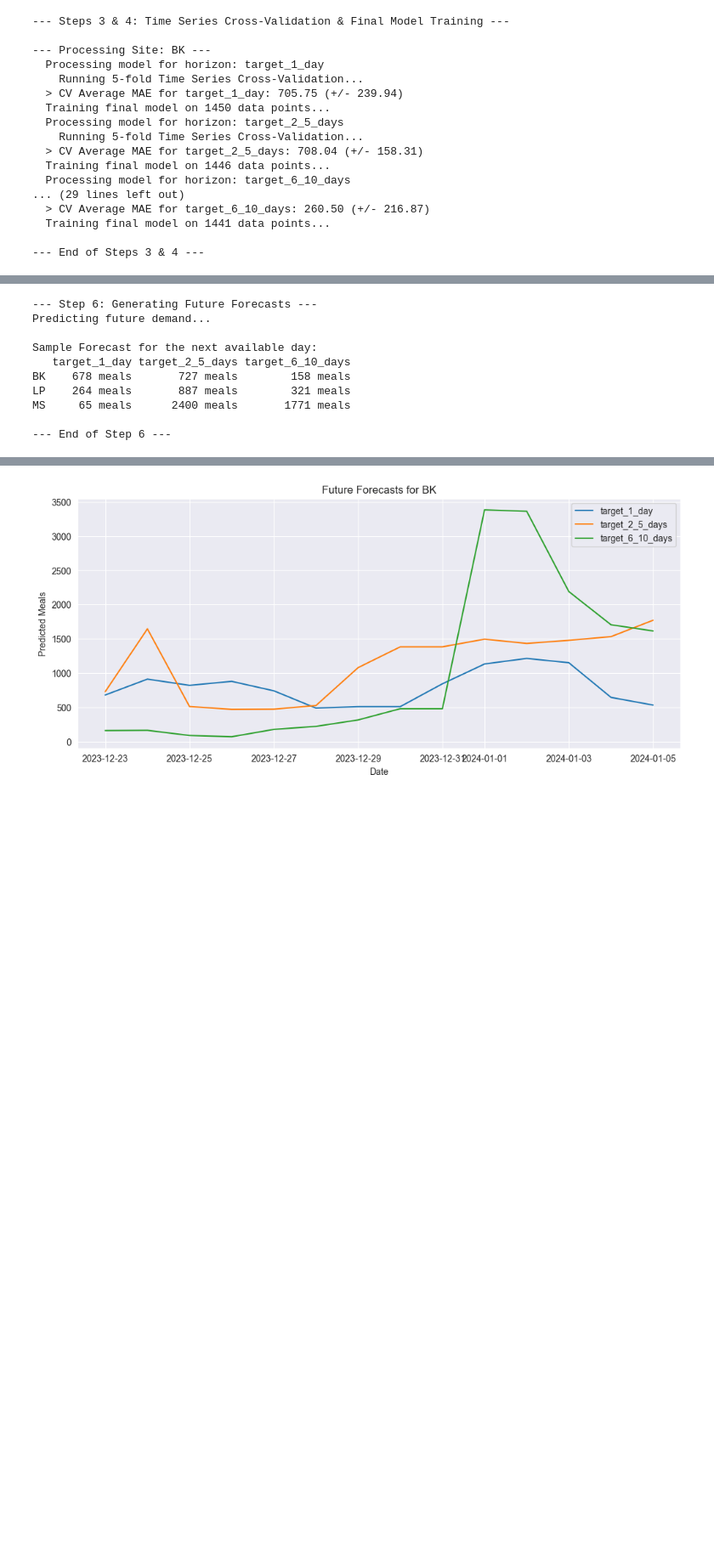
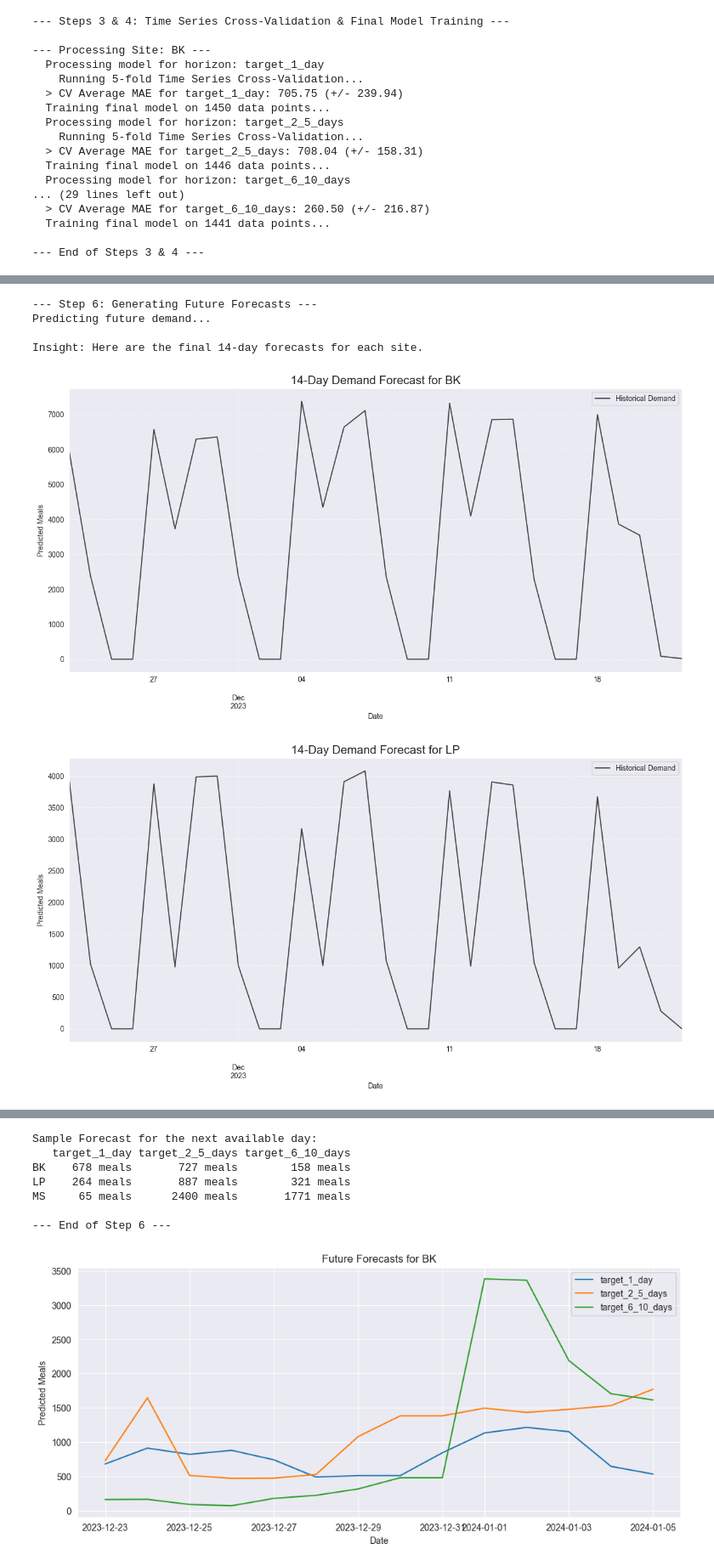
Before and after one commit to shayanxmoradi/Stattkueche, a Jupyter notebook: randomforest.ipynb, the cells around one changed output, grey strips where cells are left out. Shown at 85% size. Saved outputs shown, nothing was run; the diff lists cells and outputs as text; code cells hidden in the pictures; blank space fills up the shorter version.

```diff
--- a/randomforest.ipynb
+++ b/randomforest.ipynb
@@ -500,37 +518,49 @@ for site in models:
         temp_future_features[f'site_lag_{lag}'] = full_series.shift(lag)[temp_future_features.index]
     temp_future_features['site_rolling_mean_7'] = full_series.shift(1).rolling(window=7).mean()[
         temp_future_features.index]
     temp_future_features['site_rolling_mean_14'] = full_series.shift(1).rolling(window=14).mean()[
         temp_future_features.index]
     # *** END OF FIX ***
 
     temp_future_features = temp_future_features.ffill().bfill().fillna(0)
 
     for horizon, model_info in models[site].items():
         model = model_info['model']
         # Now the columns in temp_future_features will match reg_features
         X_future = temp_future_features[reg_features]
         predictions = model.predict(X_future)
         future_predictions[site][horizon] = predictions
 
 # Format the forecast for the first day for easy reading
 forecast_day_1 = pd.DataFrame({
     site: {
         horizon: f"{int(preds[0])} meals" for horizon, preds in site_preds.items()
     } for site, site_preds in future_predictions.items()
 }).T
 
+# --- VISUALIZATION 6.1: FINAL FORECAST PLOTS ---
+print("\nInsight: Here are the final 14-day forecasts for each site.")
+for site in future_predictions:
+    plt.figure(figsize=(15, 7))
+    # Plot historical data for context
+    pivot_demand[site].tail(30).plot(label='Historical Demand', color='black', alpha=0.7)
+    for horizon in future_predictions[site]:
+        # Only plot the 1-Day Ahead forecast for clarity, or choose another primary one
+        if '1-Day' in horizon:
+             plt.plot(future_dates, future_predictions[site][horizon], label=f'Forecast ({horizon})', linestyle='--', marker='o')
+    plt.title(f'14-Day Demand Forecast for {site}', fontsize=16)
+    plt.xlabel('Date')
+    plt.ylabel('Predicted Meals')
+    plt.legend()
+    plt.grid(True, linestyle='--', alpha=0.6)
+    plt.show()
 print("\nSample Forecast for the next available day:")
 print(forecast_day_1)
 print("\n--- End of Step 6 ---")
 # %% [output]
 --- Step 6: Generating Future Forecasts ---
 Predicting future demand...
 
-Sample Forecast for the next available day:
-   target_1_day target_2_5_days target_6_10_days
-BK    678 meals       727 meals        158 meals
-LP    264 meals       887 meals        321 meals
-MS     65 meals      2400 meals       1771 meals
-
---- End of Step 6 ---
+Insight: Here are the final 14-day forecasts for each site.
+[figure, added]
+[figure, added]
@@ -537,3 +568,10 @@ MS     65 meals      2400 meals       1771 meals
+Sample Forecast for the next available day:
+   target_1_day target_2_5_days target_6_10_days
+BK    678 meals       727 meals        158 meals
+LP    264 meals       887 meals        321 meals
+MS     65 meals      2400 meals       1771 meals
+
+--- End of Step 6 ---
 # %%
 for site in future_predictions:
     plt.figure(figsize=(12, 5))
```
Also changed, not shown: parts of 5 cells of this notebook.
